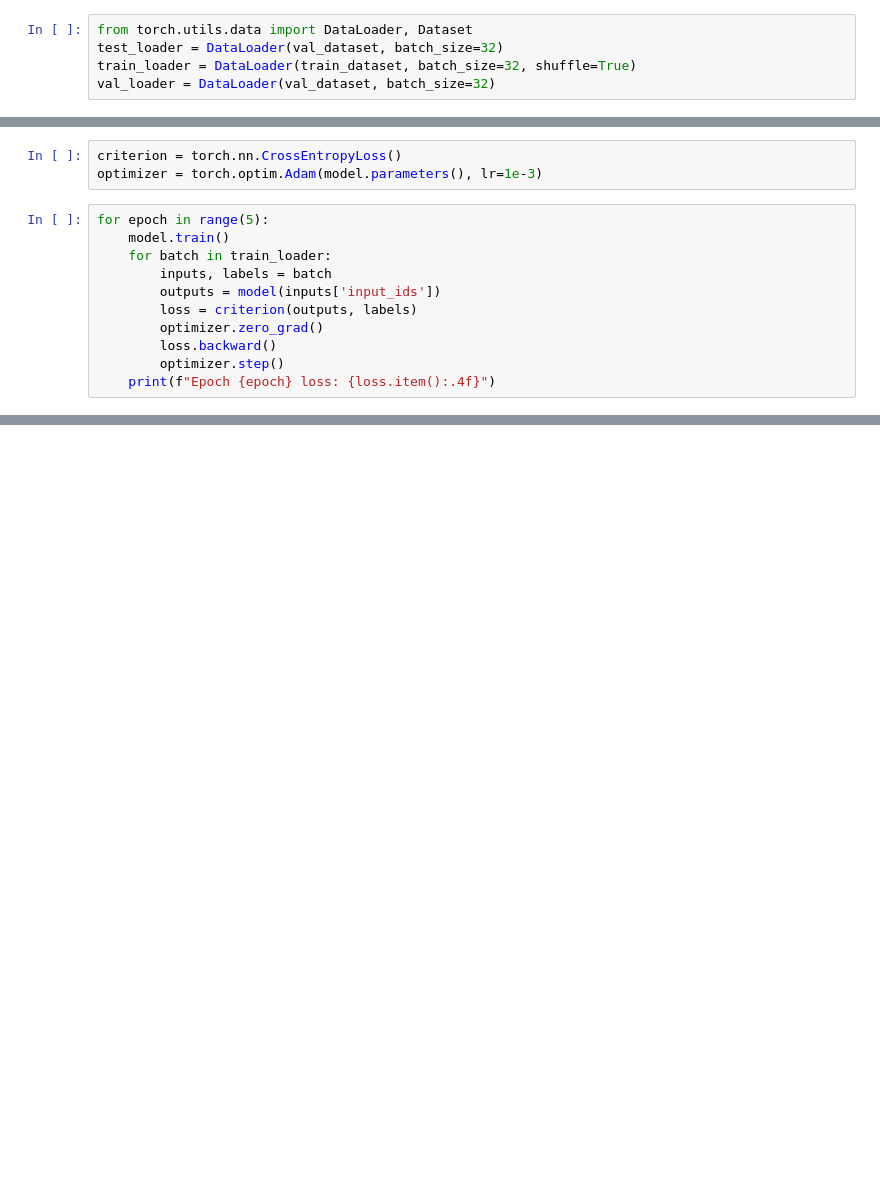
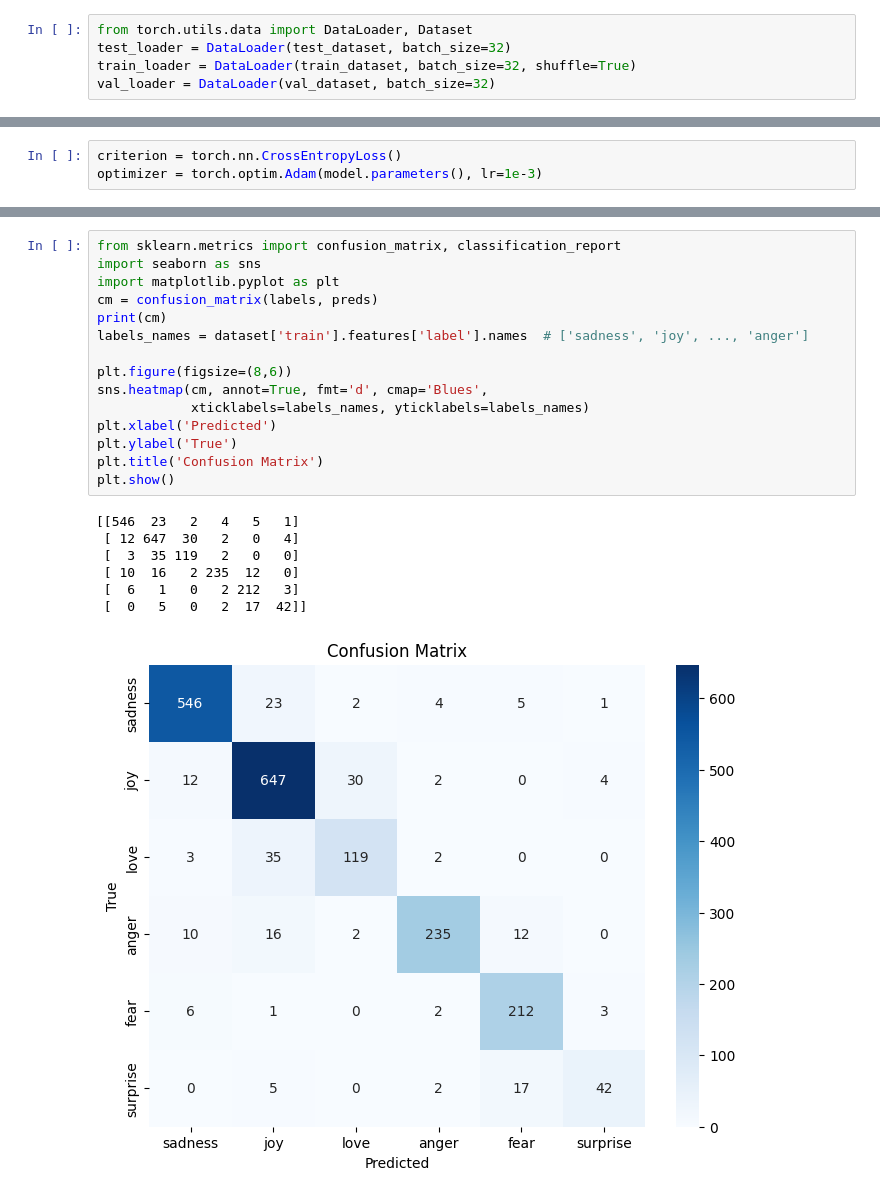
Before and after one commit to QuangMinhPhan23/emotions-classification-for-tweets, a Jupyter notebook: rnn.ipynb, the cells around one changed output, grey strips where cells are left out. Cells and saved outputs as stored; diff of their text form; blank space fills up the shorter version.

Commit message:
Update comments, confusion matrix, train/val loss

```diff
--- a/rnn.ipynb
+++ b/rnn.ipynb
@@ -88,6 +123,6 @@ pad_idx = tokenizer.pad_token_id
 model = RNNEmotionClassifier(vocab_size, embed_dim, hidden_dim, output_dim, pad_idx)
 # %%
 from torch.utils.data import DataLoader, Dataset
-test_loader = DataLoader(val_dataset, batch_size=32)
+test_loader = DataLoader(test_dataset, batch_size=32)
 train_loader = DataLoader(train_dataset, batch_size=32, shuffle=True)
 val_loader = DataLoader(val_dataset, batch_size=32)
@@ -94,14 +133,3 @@ val_loader = DataLoader(val_dataset, batch_size=32)
 # %%
 criterion = torch.nn.CrossEntropyLoss()
 optimizer = torch.optim.Adam(model.parameters(), lr=1e-3)
-# %%
-for epoch in range(5):
-    model.train()
-    for batch in train_loader:
-        inputs, labels = batch
-        outputs = model(inputs['input_ids'])
-        loss = criterion(outputs, labels)
-        optimizer.zero_grad()
-        loss.backward()
-        optimizer.step()
-    print(f"Epoch {epoch} loss: {loss.item():.4f}")
@@ -142 +221,24 @@ print(classification_report(labels, preds, target_names=dataset['train'].feature
 weighted avg       0.90      0.90      0.90      2000
+# %%
+from sklearn.metrics import confusion_matrix, classification_report
+import seaborn as sns
+import matplotlib.pyplot as plt
+cm = confusion_matrix(labels, preds)
+print(cm)
+labels_names = dataset['train'].features['label'].names  # ['sadness', 'joy', ..., 'anger']
+
+plt.figure(figsize=(8,6))
+sns.heatmap(cm, annot=True, fmt='d', cmap='Blues',
+            xticklabels=labels_names, yticklabels=labels_names)
+plt.xlabel('Predicted')
+plt.ylabel('True')
+plt.title('Confusion Matrix')
+plt.show()
+# %% [output]
+[[546  23   2   4   5   1]
+ [ 12 647  30   2   0   4]
+ [  3  35 119   2   0   0]
+ [ 10  16   2 235  12   0]
+ [  6   1   0   2 212   3]
+ [  0   5   0   2  17  42]]
+[figure, added]
```
Also changed, not shown: parts of 14 cells of this notebook.
